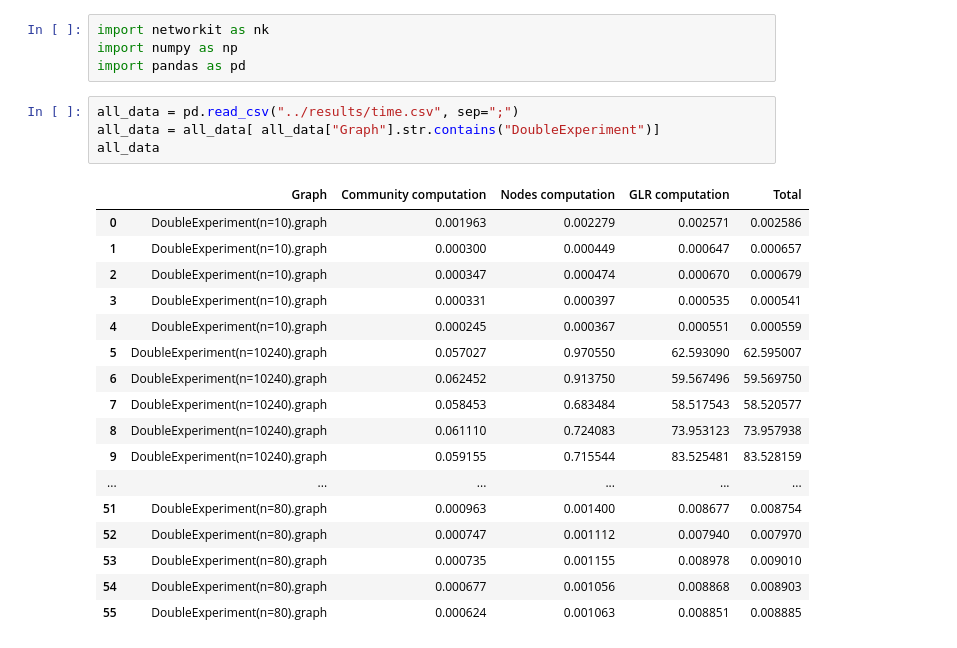
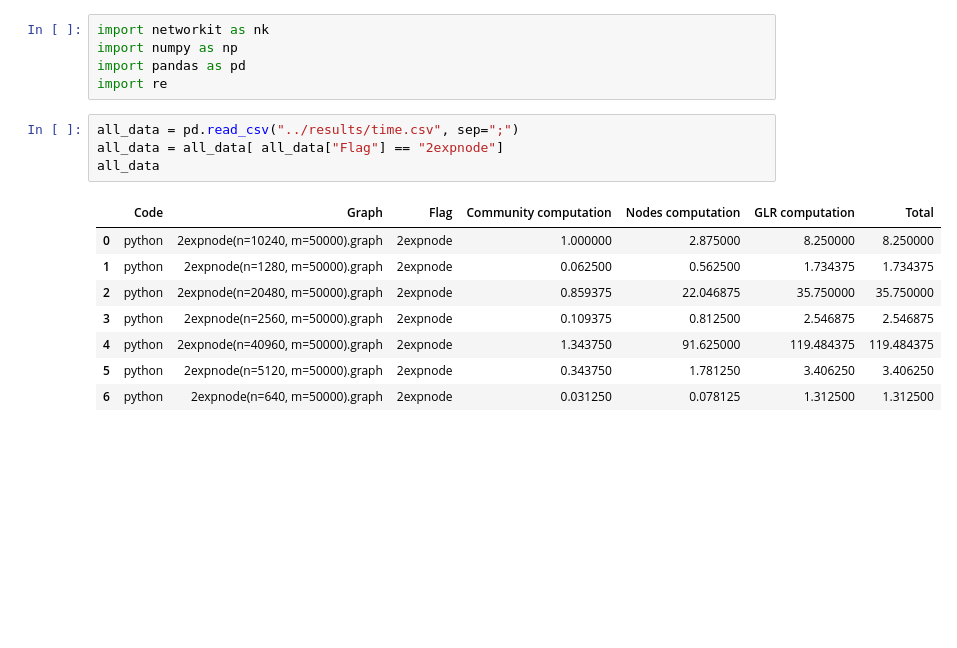
Before and after one commit to RobyBobby24/AlgorithmEngineering, a Jupyter notebook: analysis/double_experiment.ipynb, the cells around one changed output. Drawn from its saved outputs; the diff is of its cells as text; blank space fills up the shorter version.

Commit message:
first double experiment

```diff
--- a/analysis/double_experiment.ipynb
+++ b/analysis/double_experiment.ipynb
@@ -2,26 +2,18 @@
 import networkit as nk
 import numpy as np
 import pandas as pd
+import re
 # %%
 all_data = pd.read_csv("../results/time.csv", sep=";")
-all_data = all_data[ all_data["Graph"].str.contains("DoubleExperiment")]
+all_data = all_data[ all_data["Flag"] == "2expnode"]
 all_data
 # %% [output]
-|  | Graph | Community computation | Nodes computation | GLR computation | Total |
-| 0 | DoubleExperiment(n=10).graph | 0.001963 | 0.002279 | 0.002571 | 0.002586 |
-| 1 | DoubleExperiment(n=10).graph | 0.000300 | 0.000449 | 0.000647 | 0.000657 |
-| 2 | DoubleExperiment(n=10).graph | 0.000347 | 0.000474 | 0.000670 | 0.000679 |
-| 3 | DoubleExperiment(n=10).graph | 0.000331 | 0.000397 | 0.000535 | 0.000541 |
-| 4 | DoubleExperiment(n=10).graph | 0.000245 | 0.000367 | 0.000551 | 0.000559 |
-| 5 | DoubleExperiment(n=10240).graph | 0.057027 | 0.970550 | 62.593090 | 62.595007 |
-| 6 | DoubleExperiment(n=10240).graph | 0.062452 | 0.913750 | 59.567496 | 59.569750 |
-| 7 | DoubleExperiment(n=10240).graph | 0.058453 | 0.683484 | 58.517543 | 58.520577 |
-| 8 | DoubleExperiment(n=10240).graph | 0.061110 | 0.724083 | 73.953123 | 73.957938 |
-| 9 | DoubleExperiment(n=10240).graph | 0.059155 | 0.715544 | 83.525481 | 83.528159 |
-| ... | ... | ... | ... | ... | ... |
-| 51 | DoubleExperiment(n=80).graph | 0.000963 | 0.001400 | 0.008677 | 0.008754 |
-| 52 | DoubleExperiment(n=80).graph | 0.000747 | 0.001112 | 0.007940 | 0.007970 |
-| 53 | DoubleExperiment(n=80).graph | 0.000735 | 0.001155 | 0.008978 | 0.009010 |
-| 54 | DoubleExperiment(n=80).graph | 0.000677 | 0.001056 | 0.008868 | 0.008903 |
-| 55 | DoubleExperiment(n=80).graph | 0.000624 | 0.001063 | 0.008851 | 0.008885 |
+|  | Code | Graph | Flag | Community computation | Nodes computation | GLR computation | Total |
+| 0 | python | 2expnode(n=10240, m=50000).graph | 2expnode | 1.000000 | 2.875000 | 8.250000 | 8.250000 |
+| 1 | python | 2expnode(n=1280, m=50000).graph | 2expnode | 0.062500 | 0.562500 | 1.734375 | 1.734375 |
+| 2 | python | 2expnode(n=20480, m=50000).graph | 2expnode | 0.859375 | 22.046875 | 35.750000 | 35.750000 |
+| 3 | python | 2expnode(n=2560, m=50000).graph | 2expnode | 0.109375 | 0.812500 | 2.546875 | 2.546875 |
+| 4 | python | 2expnode(n=40960, m=50000).graph | 2expnode | 1.343750 | 91.625000 | 119.484375 | 119.484375 |
+| 5 | python | 2expnode(n=5120, m=50000).graph | 2expnode | 0.343750 | 1.781250 | 3.406250 | 3.406250 |
+| 6 | python | 2expnode(n=640, m=50000).graph | 2expnode | 0.031250 | 0.078125 | 1.312500 | 1.312500 |
 # %%
```
Also changed, not shown: parts of 6 cells of this notebook, 8 other files.
